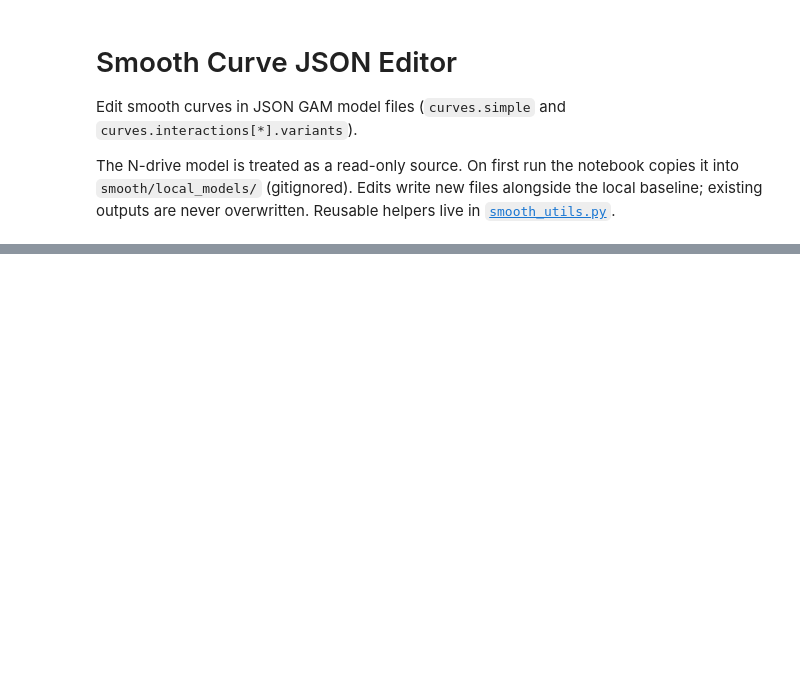
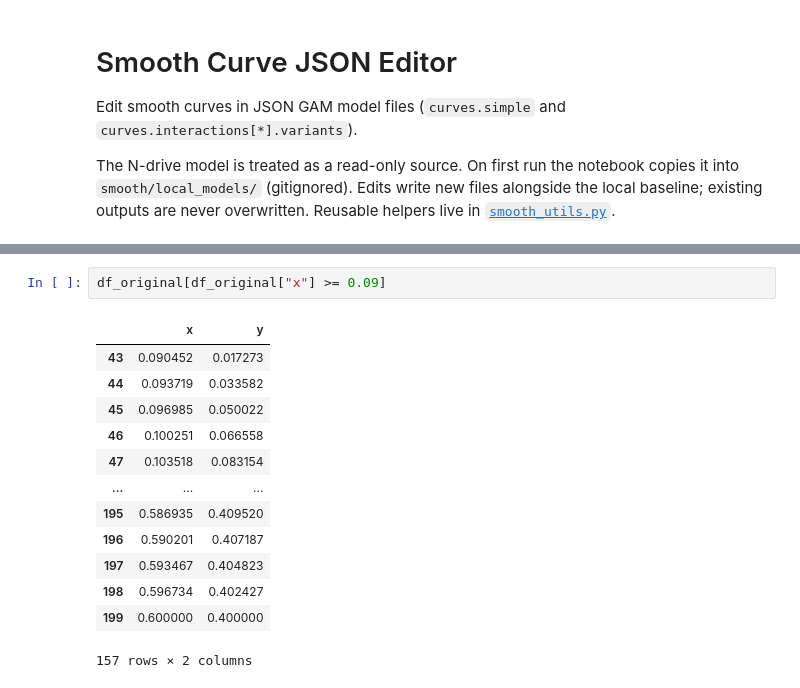
Before and after one commit to howie-zeng/howard-toolbox, a Jupyter notebook: smooth/smooth_edit_v2.ipynb, the cells around one changed output, grey strips where cells are left out. Saved outputs shown, nothing was run; the diff lists cells and outputs as text; blank space fills up the shorter version.

```diff
--- a/smooth/smooth_edit_v2.ipynb
+++ b/smooth/smooth_edit_v2.ipynb
@@ -63,6 +69,22 @@ list_curves(model, contains="media")
 |  | group | name | selector_field | selector_value | n_points | x_min | x_max | y_min | y_max |
 | 0 | interaction | media_6m1m_spread_noterate | noterate_bucket | low | 100 | -0.05 | 0.6 | -0.645133 | 0.342409 |
 | 1 | interaction | media_6m1m_spread_noterate | noterate_bucket | high | 200 | -0.05 | 0.6 | -0.587989 | 0.473815 |
+# %%
+df_original[df_original["x"] >= 0.09]
+# %% [output]
+|  | x | y |
+| 43 | 0.090452 | 0.017273 |
+| 44 | 0.093719 | 0.033582 |
+| 45 | 0.096985 | 0.050022 |
+| 46 | 0.100251 | 0.066558 |
+| 47 | 0.103518 | 0.083154 |
+| ... | ... | ... |
+| 195 | 0.586935 | 0.409520 |
+| 196 | 0.590201 | 0.407187 |
+| 197 | 0.593467 | 0.404823 |
+| 198 | 0.596734 | 0.402427 |
+| 199 | 0.600000 | 0.400000 |
+157 rows × 2 columns
 # %%
 CURVE_NAME = "media_6m1m_spread_noterate"
 SELECTOR_VALUE = "high"  # Use None for curves under curves.simple.
```
Also changed, not shown: parts of 6 cells of this notebook, 28 other files.
